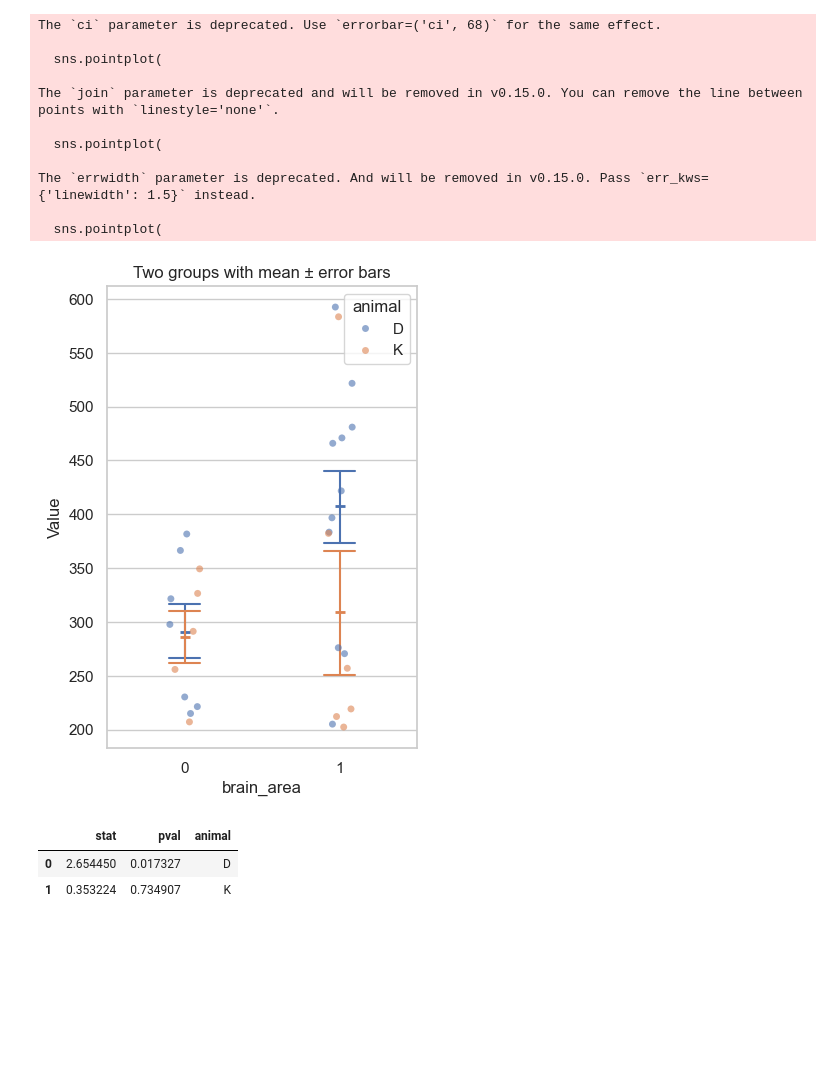
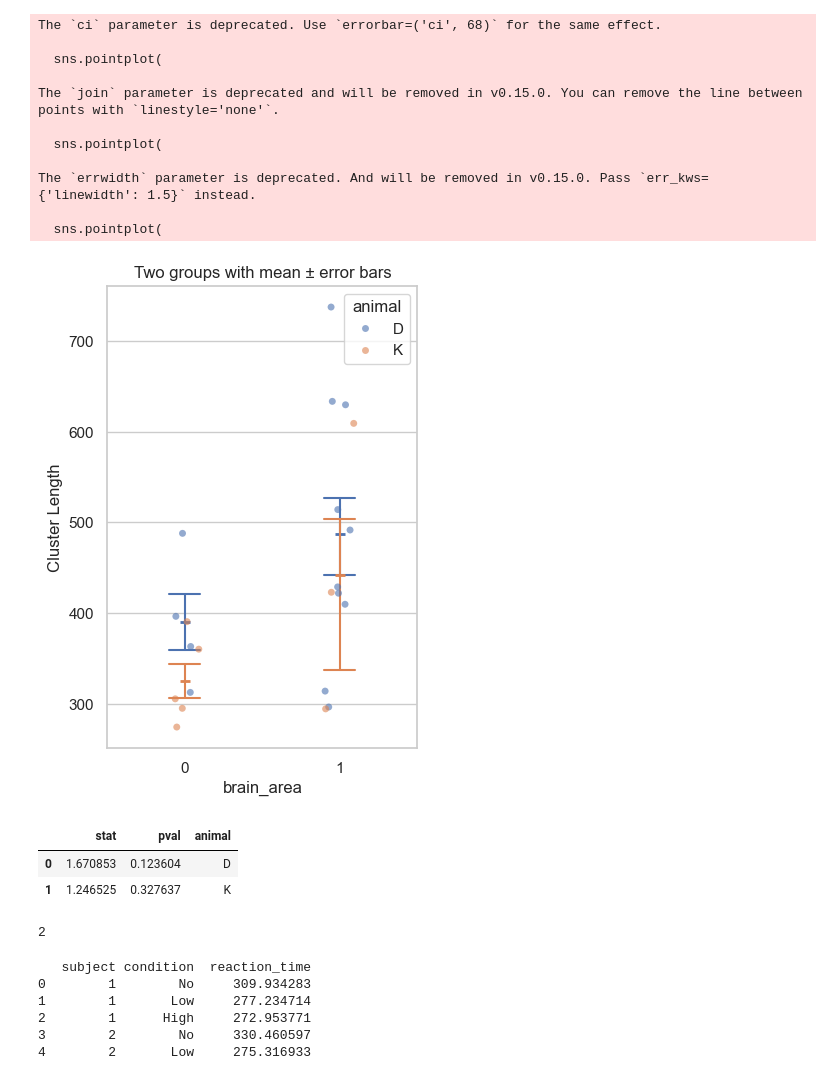
Before and after one commit to Yang2hang/Elston_lab, a Jupyter notebook: moving_gaussian_average.ipynb, the cells around one changed output. Saved outputs shown, nothing was run; the diff lists cells and outputs as text; code cells hidden in the pictures; blank space fills up the shorter version.

```diff
--- a/moving_gaussian_average.ipynb
+++ b/moving_gaussian_average.ipynb
@@ -306,7 +306,8 @@ all_profiles = get_coding_type(all_profiles, p_thresh=0.05)
 all_profiles['value_correlation'] = all_profiles.apply(get_value_correlation, axis=1)
 all_profiles.replace({'value_correlation': {'none': 0}}, inplace=True)
 # %%
-num_points = 500
+num_points = 1000
+n_shuffles = 1000
 brain_area_list = [0, 1]
 animal_list = ['D', 'K']
 all_clusters = []
@@ -329,7 +330,7 @@ for brain_area in brain_area_list:
 
             x_grid, gaussian_curve = gaussian_smooth(session_profile, sigma=80, ignore_noncoding=False, num_points=num_points)
 
-            x_grid, null_CI = get_null_CI(session_profile, n_shuffles=100, sigma=60, num_points=num_points)
+            x_grid, null_CI = get_null_CI(session_profile, n_shuffles=n_shuffles, sigma=80, num_points=num_points)
 
             if s == 'D20231219_Rec05.h5':  # Plot only for the first session in the loop
                 plt.plot(session_profile['depth'], session_profile['value_correlation'], 'o', alpha=0.3, label='Raw Data', color='blue', markersize=4)
@@ -370,7 +371,7 @@ for brain_area in brain_area_list:
                 x_grid,
                 null_CI[0],
                 null_CI[1],
-                n_shuffles=100,
+                n_shuffles=n_shuffles,
                 num_points=num_points
             )
             null_clusters['num_units'] = null_clusters.apply(get_num_units, axis=1, args=(depth_array,))
@@ -449,34 +448,34 @@ cluster_profile
 # %%
 plt.figure(figsize=(4,6))
 
 sns.stripplot(
     data=cluster_profile, x="brain_area", y="length",
     hue='animal', alpha=0.6, jitter=True
 )
 
 sns.pointplot(
     data=cluster_profile, x="brain_area", y="length",
     join=False, capsize=0.2, legend=False, # add error bars
     hue='animal', markers="_", errwidth=1.5,
     ci=68  # for SEM-like (approx 1 SD)
 )
 
-plt.ylabel("Value")
+plt.ylabel("Cluster Length")
 plt.title("Two groups with mean ± error bars")
 plt.show()
 # %% [output]
 The `ci` parameter is deprecated. Use `errorbar=('ci', 68)` for the same effect.
 
   sns.pointplot(
 
 The `join` parameter is deprecated and will be removed in v0.15.0. You can remove the line between points with `linestyle='none'`.
 
   sns.pointplot(
 
 The `errwidth` parameter is deprecated. And will be removed in v0.15.0. Pass `err_kws={'linewidth': 1.5}` instead.
 
   sns.pointplot(
-[figure, old version]
+[figure, new version]
 # %%
 from scipy.stats import ttest_ind
 result_list =[]
@@ -502,8 +501,40 @@ results = pd.DataFrame(result_list)
 results
 # %% [output]
 |  | stat | pval | animal |
-| 0 | 2.654450 | 0.017327 | D |
-| 1 | 0.353224 | 0.734907 | K |
+| 0 | 1.670853 | 0.123604 | D |
+| 1 | 1.246525 | 0.327637 | K |
+# %%
+cluster_profile['animal'].nunique()
+# %% [output]
+2
+# %%
+import pandas as pd
+import numpy as np
+
+# Simulate data
+np.random.seed(42)
+subjects = np.arange(1, 11)  # 10 participants
+conditions = ['No', 'Low', 'High']
+
+# Reaction times (in ms)
+data = []
+for s in subjects:
+    no = np.random.normal(300, 20)   # baseline
+    low = np.random.normal(280, 20)  # faster
+    high = np.random.normal(260, 20) # even faster
+    data.append([s, 'No', no])
+    data.append([s, 'Low', low])
+    data.append([s, 'High', high])
+
+df = pd.DataFrame(data, columns=['subject', 'condition', 'reaction_time'])
+print(df.head())
+# %% [output]
+   subject condition  reaction_time
+0        1        No     309.934283
+1        1       Low     277.234714
+2        1      High     272.953771
+3        2        No     330.460597
+4        2       Low     275.316933
 # %%
 feature_list = ['length', 'density', 'num_units']
 for feature in feature_list:
```
Also changed, not shown: parts of 7 cells of this notebook, 1 other file.
